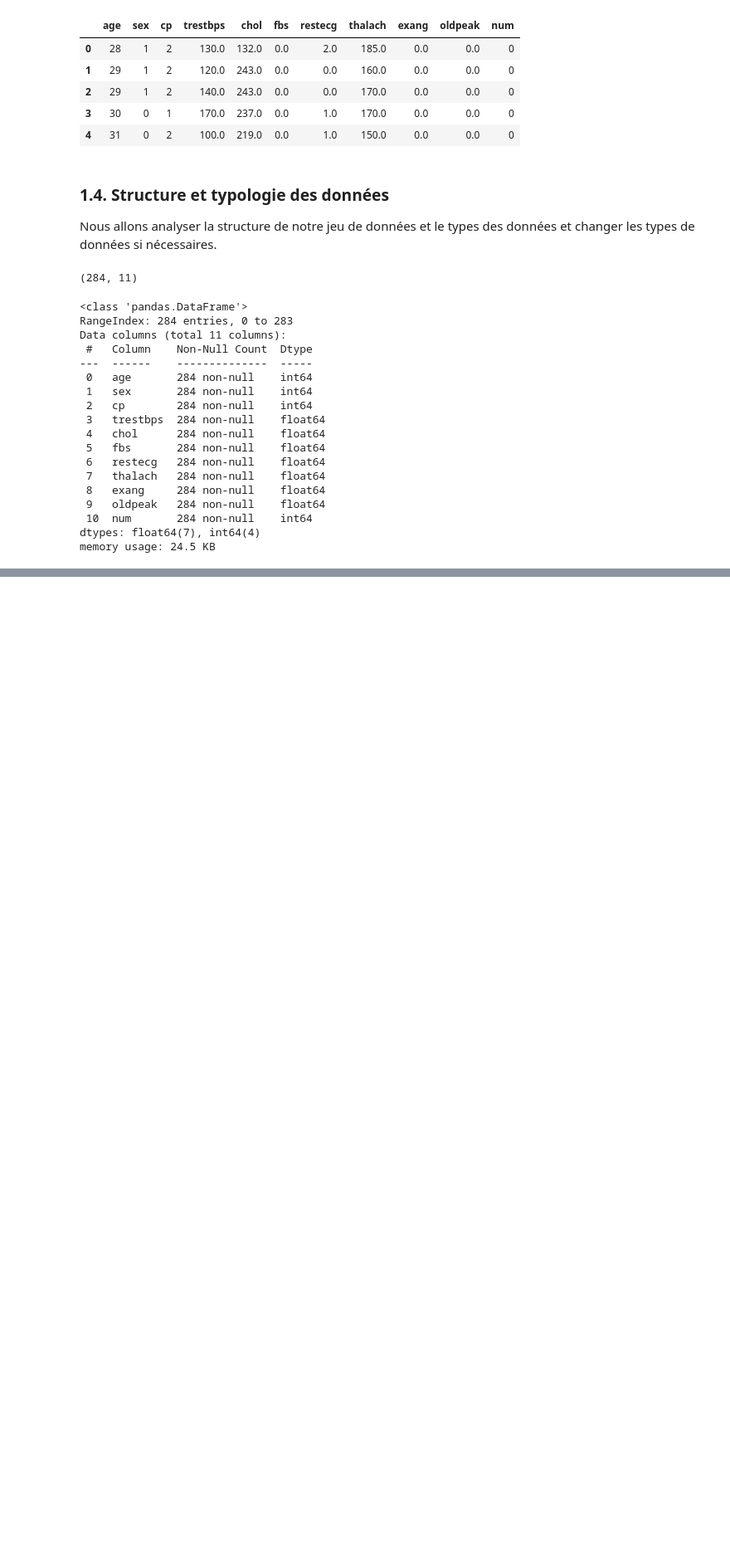
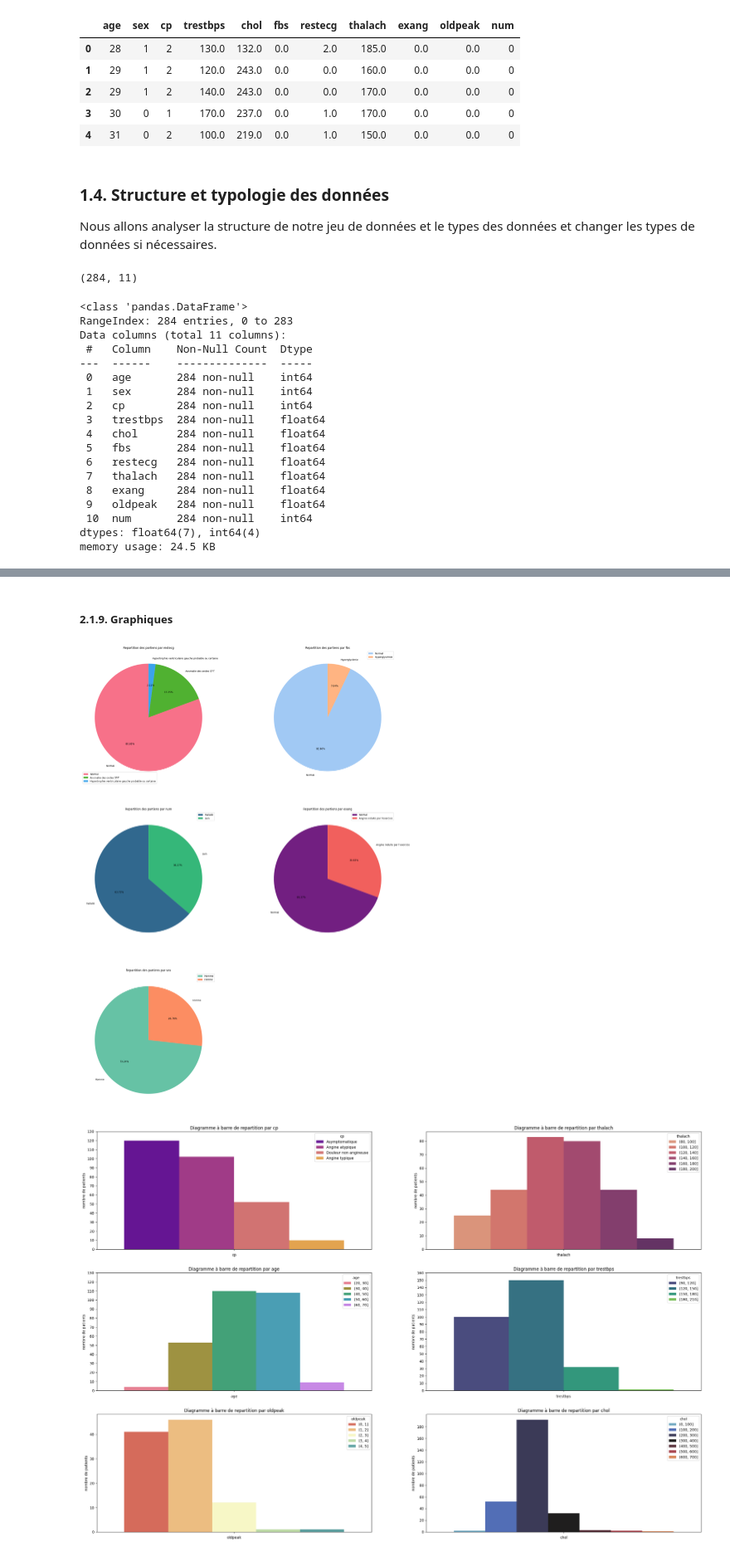
Before and after one commit to Harlequelrah/heart_attack_prediction, a Jupyter notebook: project/notebooks/analysis.ipynb, the cells around one changed output, grey strips where cells are left out. Shown at 83% size. Saved outputs shown, nothing was run; the diff lists cells and outputs as text; code cells hidden in the pictures; blank space fills up the shorter version.

```diff
--- a/project/notebooks/analysis.ipynb
+++ b/project/notebooks/analysis.ipynb
@@ -219,0 +219,10 @@ plt.show()
+# %%
+# compte des modalités
+sex_counts = data['sex'].value_counts().reset_index()
+
+# labels
+sex_labels = {0:'Femme',1:'Homme'}
+sex_counts.replace({"sex": sex_labels}, inplace=True)
+sex_counts["color"] = sns.color_palette(palette="Set2", n_colors=sex_counts.shape[0])
+
+sex = {'value':sex_counts}
@@ -219,0 +231,5 @@ plt.show()
+# %%
+# compte des modalités de oldpeak
+oldpeak_counts= pd.cut(data["oldpeak"],bins=np.arange(0,6,1)).value_counts().reset_index()
+
+oldpeak = {"value": oldpeak_counts, "palette": "Spectral"}
@@ -219,0 +250,7 @@ plt.show()
+# %%
+chol_counts = pd.cut(data["chol"], bins=np.arange(0, 800, 100)).value_counts().reset_index()
+
+chol_yticks = np.arange(0,220,20)
+
+chol = {"value": chol_counts, "palette": "icefire", "yticks": chol_yticks}
+chol_counts
@@ -220 +266,26 @@ plt.show()
+# %% [markdown]
+##### **2.1.9. Graphiques**
+# %%
+pie_charts_params = {
+    "restecg": restecg,
+    "fbs": fbs,
+    "num": num,
+    "exang": exang,
+    "sex": sex,
+}
+bar_charts_params = {
+    "cp": cp,
+    "thalach": thalach,
+    "age": age,
+    "trestbps": trestbps,
+    "oldpeak": oldpeak,
+    "chol": chol,
+}
+# %%
+pie_charts = show_pie_charts(params=pie_charts_params)
+bar_charts = show_bar_charts(params=bar_charts_params)
+plt.show()
+# %% [output]
+[figure, added]
+[figure, added]
 # %% [markdown]
```
Also changed, not shown: parts of 29 cells of this notebook.
